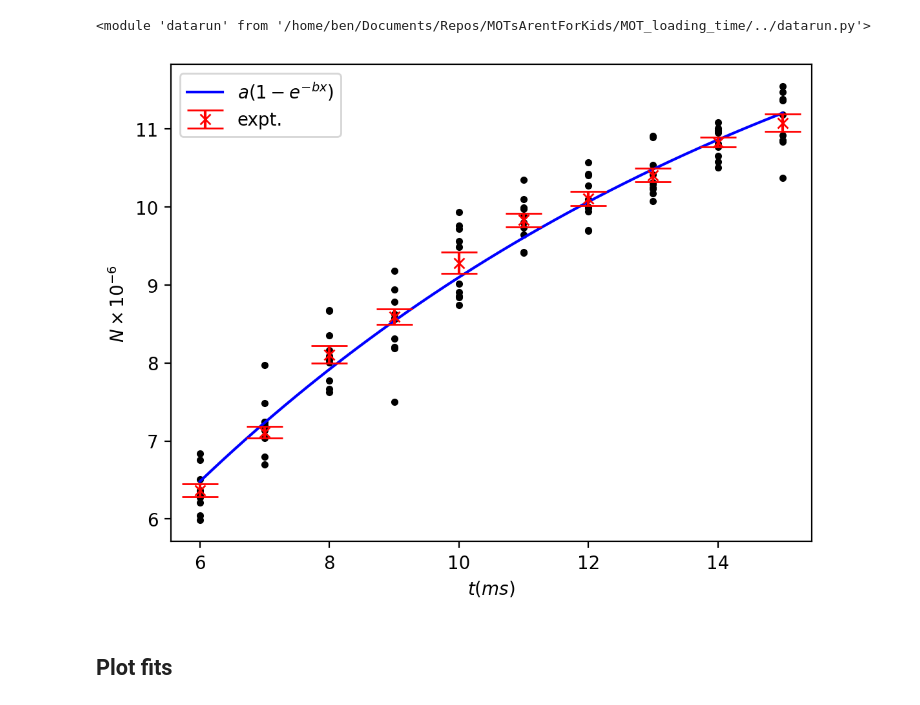
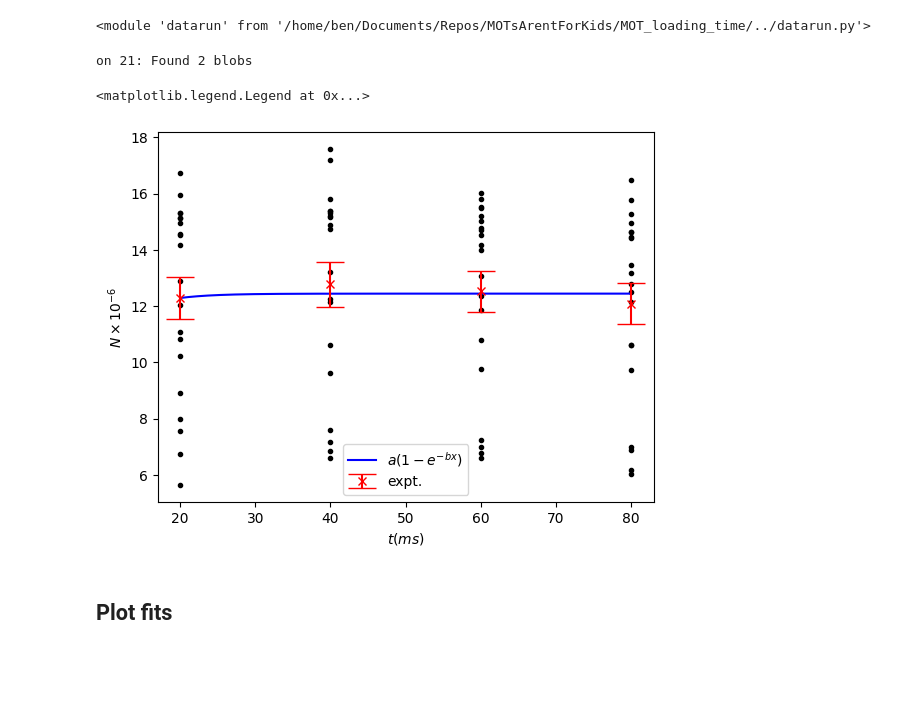
Before and after one commit to benmcdonough20/MOTsArentForKids, a Jupyter notebook: MOT_loading_time/MOT_loading_time.ipynb, the cells around one changed output. Saved outputs shown, nothing was run; the diff lists cells and outputs as text; code cells hidden in the pictures; blank space fills up the shorter version.

```diff
--- a/MOT_loading_time/MOT_loading_time.ipynb
+++ b/MOT_loading_time/MOT_loading_time.ipynb
@@ -21,14 +21,16 @@ importlib.reload(datarun)
 <module 'datarun' from '/home/ben/Documents/Repos/MOTsArentForKids/MOT_loading_time/../datarun.py'>
 # %%
 d = datarun.Experiment(
-    vstart = 6,
-    vend = 15,
-    vstep = 1,
-    idx_start = 168,
-    datapath = "../data/mar07/mar07/MOT_loading_time/",
-    numtrials = 10,
+    vstart = 20,
+    vend = 80,
+    vstep = 20,
+    idx_start = 164,
+    datapath = "../data/mar30/load_time/",
+    numtrials = 20,
     mask = .15
 )
+# %% [output]
+on 21: Found 2 blobs
 # %%
 def loading_dyn(x,a,b):
     return a/b*(1-np.exp(-x*b))
@@ -36,35 +38,35 @@ N_list = d.structure_data(lambda d: d.atom_number_px_sum())
 # %%
 N_list_copy=N_list.copy()
 stats_dict={key:(np.mean(N_list_copy[key].copy()),np.std(N_list_copy[key].copy())) for key in N_list_copy.keys()}
 for key,val in N_list.items():
     mean = np.mean(val)
     stdev = np.std(val)
     for item in val:
         if np.abs(item-mean) > 2*stdev:
             N_list[key].remove(item)
             print("removed")
 
-yerr = [np.nanstd(N_list_copy[key]) for key in x_plot]/np.sqrt(10)
+yerr = [np.nanstd(N_list_copy[key]) for key in N_list_copy]/np.sqrt(20)
 
 y_plot=[np.nanmean(n) for n in N_list_copy.values()]
 x_plot=list(N_list_copy.keys())
 popt,pcov=curve_fit(loading_dyn,x_plot,y_plot, p0 = (1e8,1e-1), sigma=yerr)
 
 xdata=np.linspace(min(x_plot),max(x_plot),10000)
 ydata=loading_dyn(xdata,*popt)
 
 plt.plot(xdata,np.array(ydata)*1e-6,'-b', label = r"$a(1-e^{-bx})$")
 
 plt.errorbar(x_plot, np.array(y_plot)*1.e-6, yerr*1e-6, linestyle = "None", color = "r", capsize = 10, marker = "x", label = "expt.")
 for datum in d.data:
     plt.scatter(datum.value, datum.atom_number_px_sum()*1e-6, color = "k", marker = '.', linestyle = "None")
 
 plt.xlabel(r"$t (ms)$")
 plt.ylabel(r"$N \times 10^{-6}$")
 plt.legend()
-plt.gcf().set_dpi(200)
 # %% [output]
+<matplotlib.legend.Legend at 0x...>
-[figure, old version]
+[figure, new version]
 # %% [markdown]
 ## Plot fits
 # %%
```
Also changed, not shown: 22 other files.
